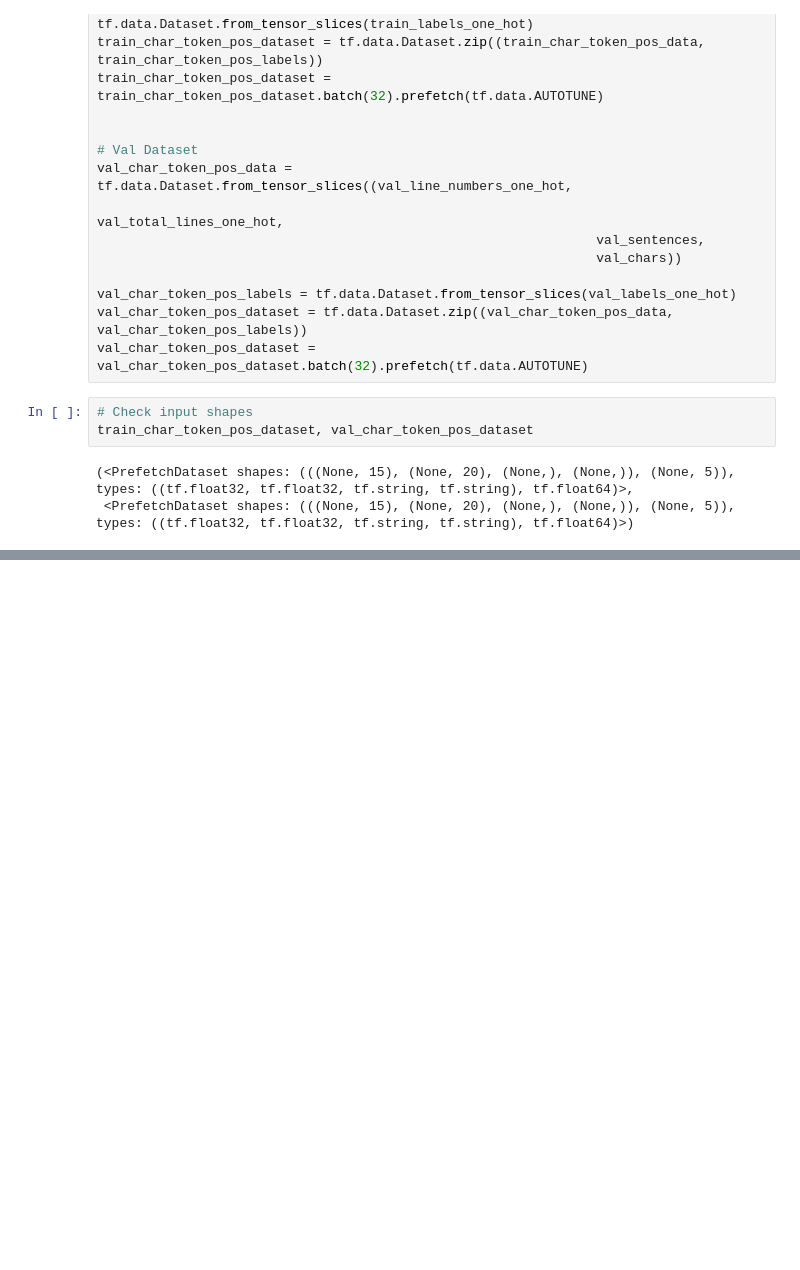
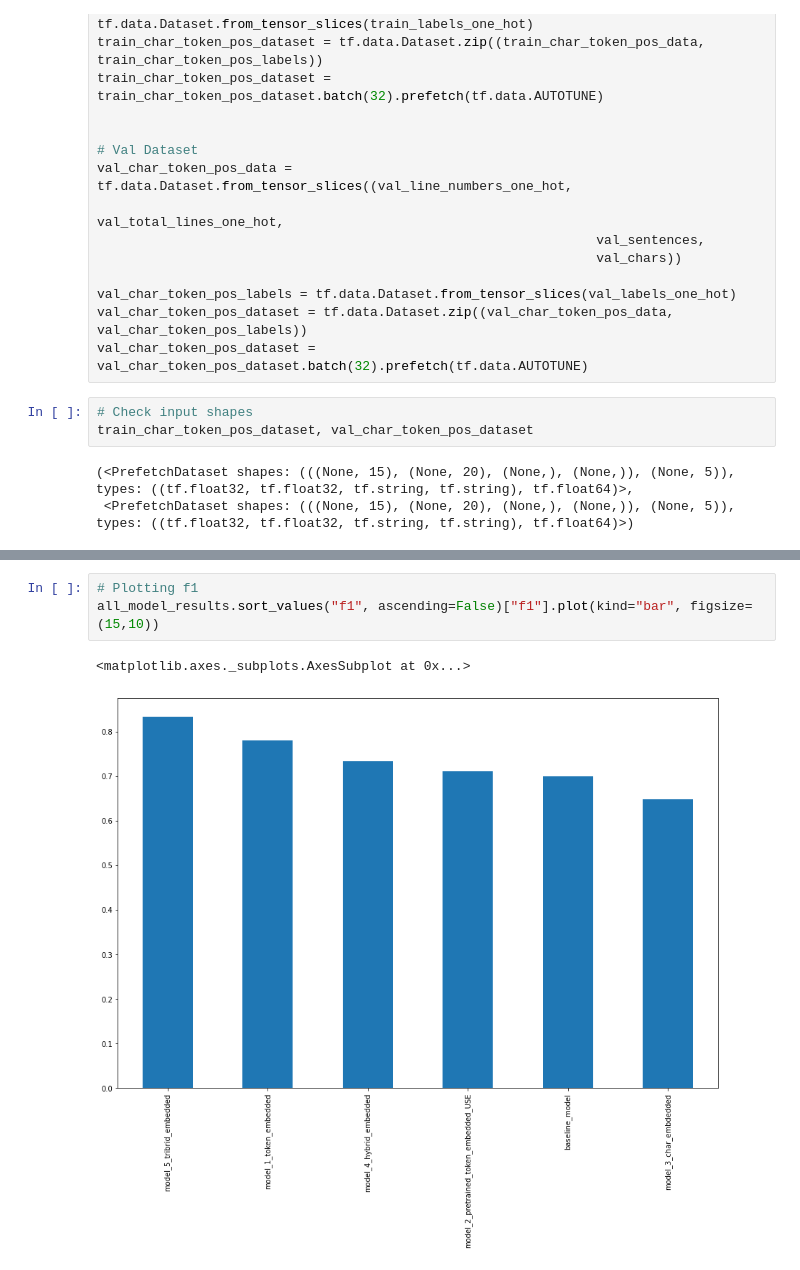
Before and after one commit to SilahicAmil/End-To-End-SkimLit, a Jupyter notebook: End_To_End_SkimLit_NLP.ipynb, the cells around one changed output, grey strips where cells are left out. Saved outputs shown, nothing was run; the diff lists cells and outputs as text; blank space fills up the shorter version.

```diff
--- a/End_To_End_SkimLit_NLP.ipynb
+++ b/End_To_End_SkimLit_NLP.ipynb
@@ -1406,0 +1508,6 @@ train_char_token_pos_dataset, val_char_token_pos_dataset
+# %%
+# Plotting f1
+all_model_results.sort_values("f1", ascending=False)["f1"].plot(kind="bar", figsize=(15,10))
+# %% [output]
+<matplotlib.axes._subplots.AxesSubplot at 0x...>
+[figure, added]
```
Also changed, not shown: parts of 15 cells of this notebook.
